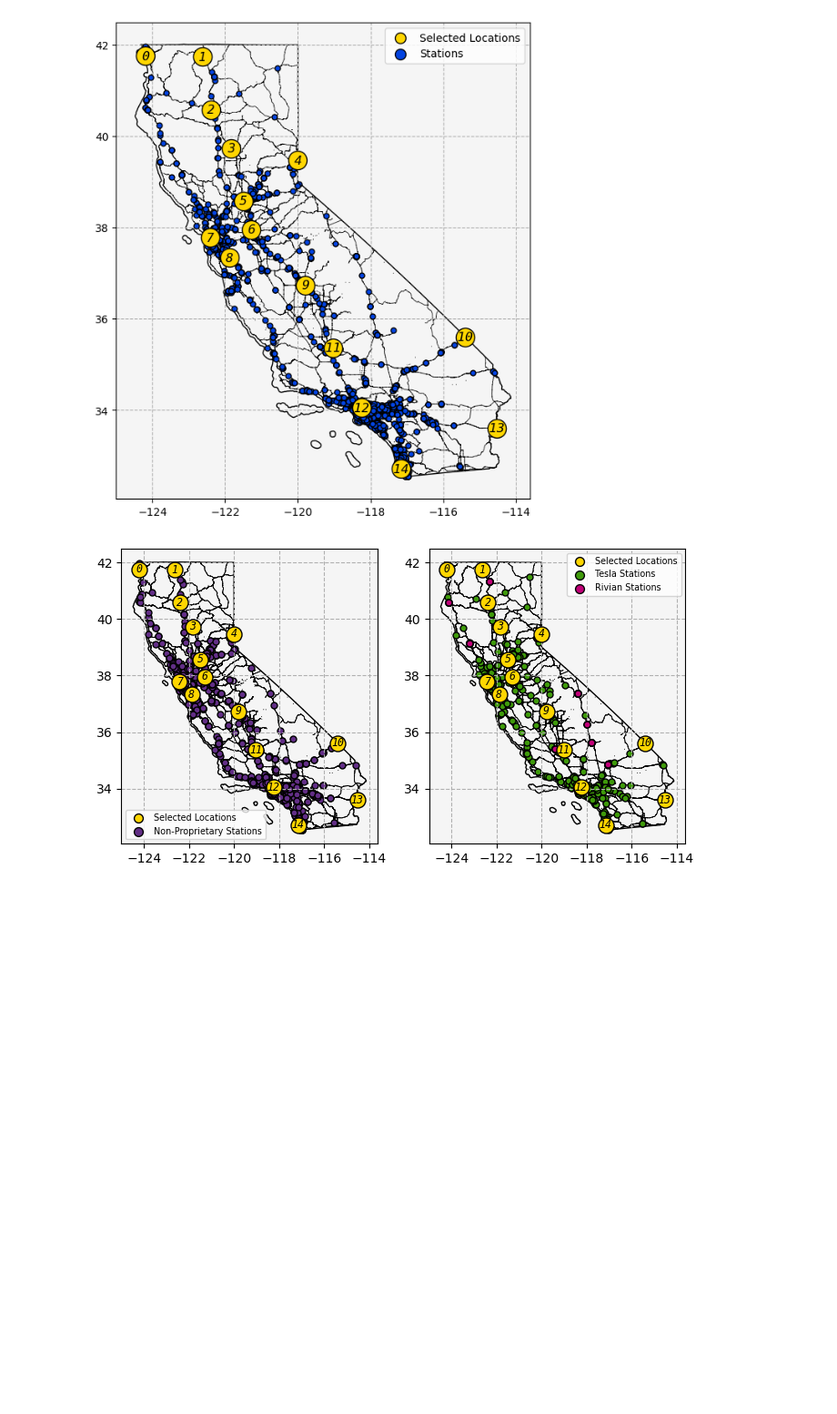
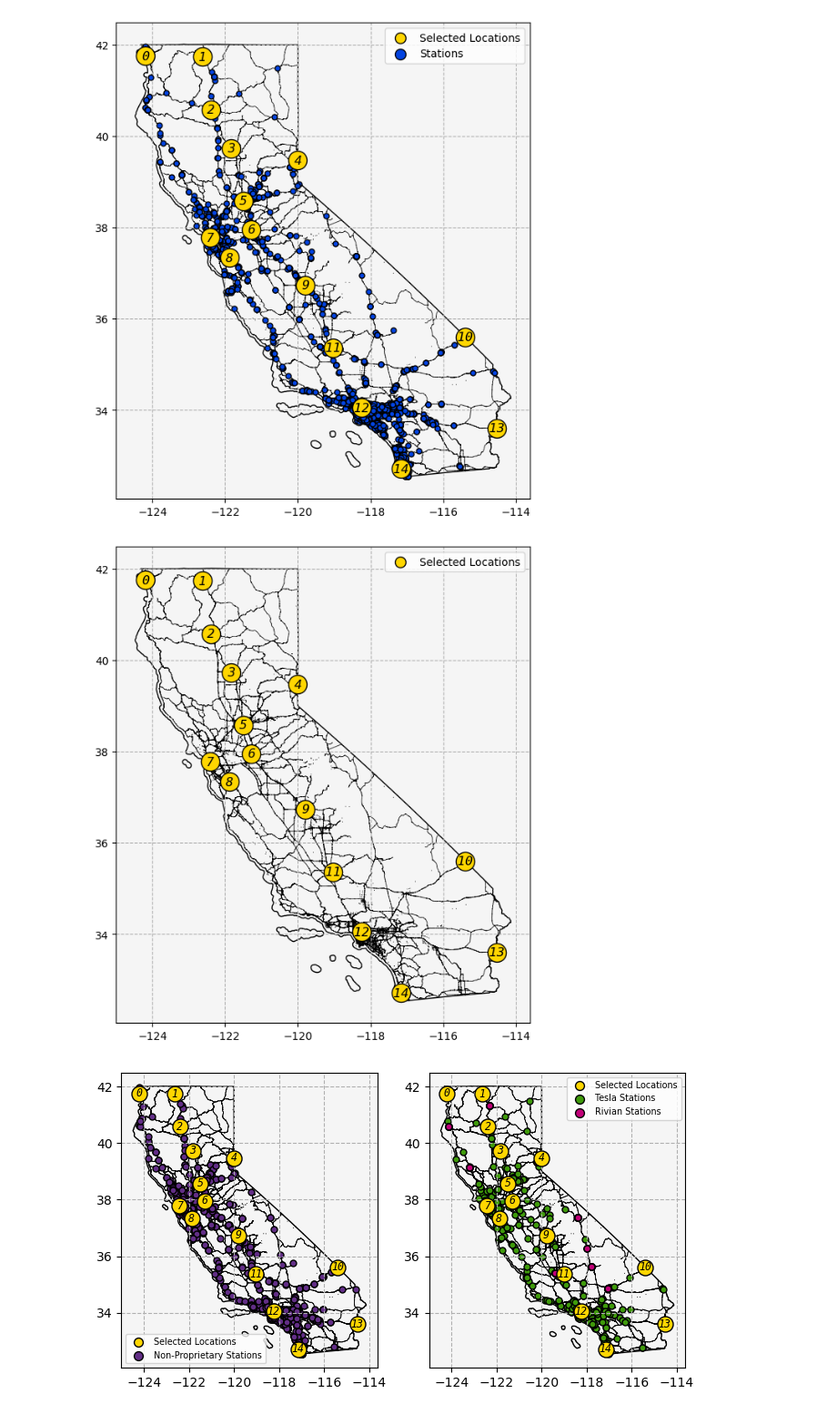
Before and after one commit to airabino/charger_network_analysis, a Jupyter notebook: California_Network_Analysis.ipynb, the cells around one changed output. Shown at 91% size. Saved outputs shown, nothing was run; the diff lists cells and outputs as text; code cells hidden in the pictures; blank space fills up the shorter version.

```diff
--- a/California_Network_Analysis.ipynb
+++ b/California_Network_Analysis.ipynb
@@ -172,6 +172,91 @@ for h in legend.legendHandles:
 fig.savefig('Paper/figs/California_SNG_All.png', bbox_inches = 'tight', dpi = 300)
 # %% [output]
 [figure]
+# %%
+fig, ax = plt.subplots(figsize = (8, 8))
+
+outline[outline['STATEFP'] == '06'].plot(ax = ax, fc = 'none', ec = 'k')
+
+kw = {
+    'show_links': False,
+    'scatter': {
+        's': .5,
+        'ec': 'none',
+        'fc': 'k',
+        'zorder': 0,
+    },
+}
+
+src.figures.plot_graph(atlas, ax = ax, **kw)
+
+kw = {
+    'show_links': False,
+    'scatter': {
+        's': 300,
+        'ec': 'k',
+        'fc': '#ffd601',
+        'zorder': 4,
+        'label': 'Selected Locations',
+    },
+}
+
+src.figures.plot_graph(cities, ax = ax, **kw)
+
+x = [n['x'] for n in cities._node.values()]
+y = [n['y'] for n in cities._node.values()]
+n = [f'{n}' for n in range(cities.number_of_nodes())]
+
+kw = {
+    'zorder': 5,
+    'horizontalalignment': 'center',
+    'verticalalignment': 'center',
+    'fontstyle': 'italic',
+    'fontsize': 'large',
+    'fontfamily': 'monospace',
+}
+
+for idx in range(len(n)):
+
+    ax.text(x[idx], y[idx], n[idx], **kw)
+
+kw = {
+    'facecolor': 'whitesmoke',
+}
+
+ax.set(**kw)
+
+kw = {
+    'ls': 'dashed',
+}
+
+ax.grid(**kw)
+
+kw = {
+    'show_links': False,
+    'scatter': {
+        's': 25,
+        'ec': 'k',
+        'fc': 'xkcd:blue',
+        'zorder': 2,
+        'label': 'Stations',
+    },
+}
+
+# src.figures.plot_graph(graph, ax = ax, **kw)
+
+kw = {
+    'fontsize': 'medium',
+}
+
+legend = ax.legend(**kw)
+
+for h in legend.legendHandles:
+    h._sizes = [100]
+
+
+fig.savefig('Paper/figs/California_SNG_Cities.png', bbox_inches = 'tight', dpi = 300)
+# %% [output]
+[figure, added]
 # %%
 fig, ax = plt.subplots(1, 2, figsize = (8, 8))
 
```
Also changed, not shown: parts of 18 cells of this notebook, 40 other files.
